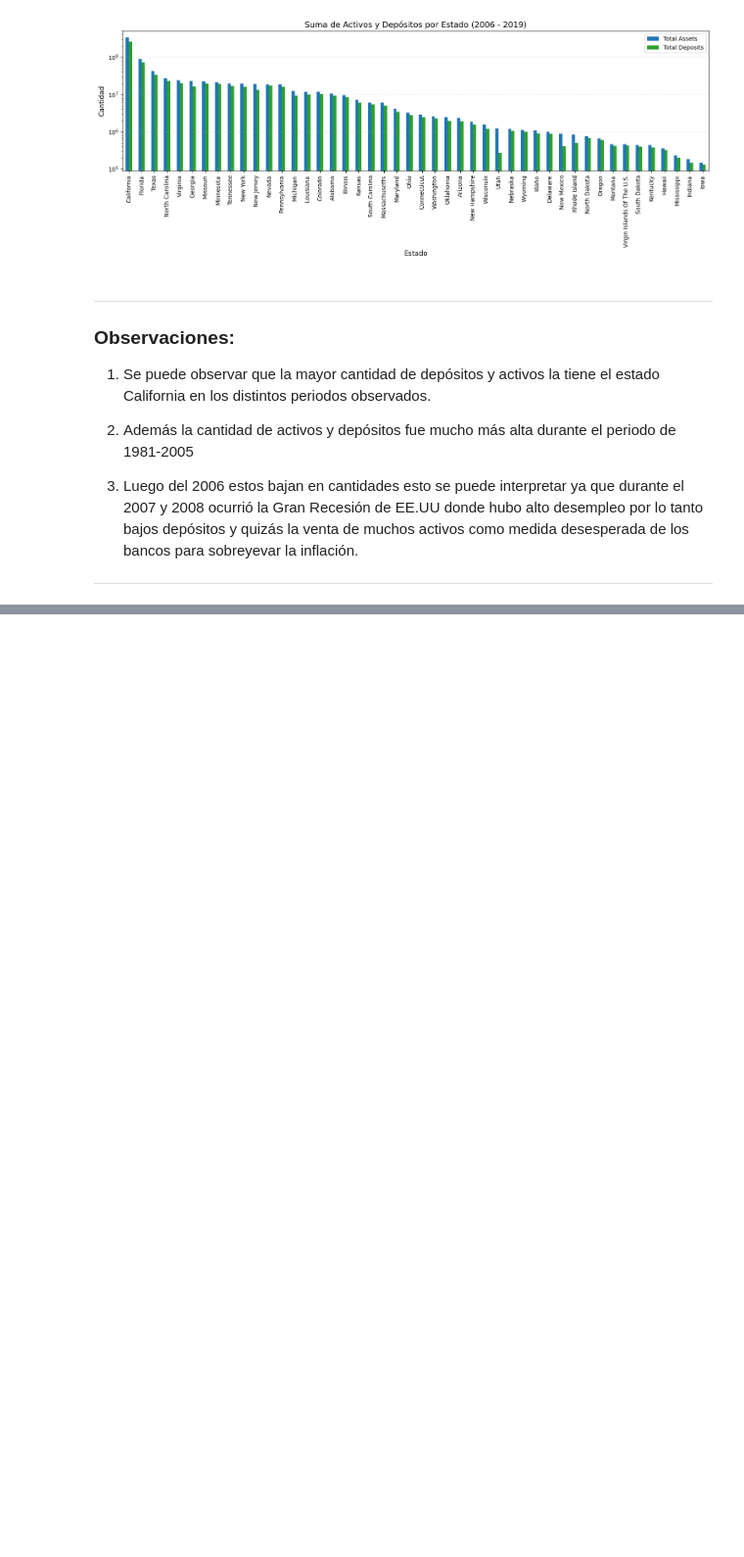
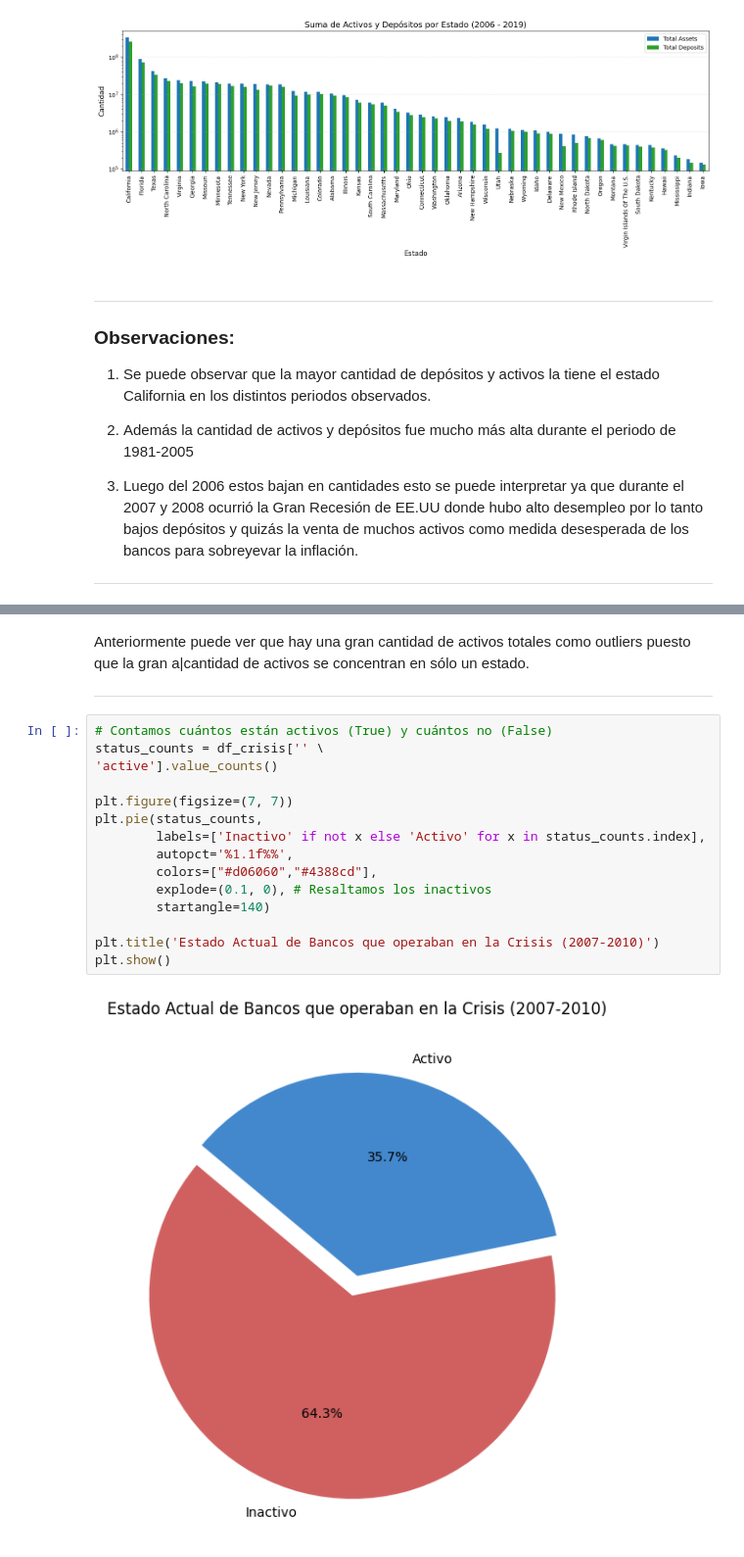
Before and after one commit to benjahkj-gif/https---github.com-benjahkj-gif-Miner-a-de-Datos, a Jupyter notebook: Sol_1.ipynb, the cells around one changed output, grey strips where cells are left out. Shown at 98% size. Cells and saved outputs as stored; diff of their text form; blank space fills up the shorter version.

```diff
--- a/Sol_1.ipynb
+++ b/Sol_1.ipynb
@@ -220,0 +265,21 @@ for inicio, fin, titulo in periodos:
+# %% [markdown]
+Anteriormente puede ver que hay una gran cantidad de activos totales como outliers puesto que la gran a|cantidad de activos se concentran en sólo un estado.
+
+---
+# %%
+# Contamos cuántos están activos (True) y cuántos no (False)
+status_counts = df_crisis['' \
+'active'].value_counts()
+
+plt.figure(figsize=(7, 7))
+plt.pie(status_counts,
+        labels=['Inactivo' if not x else 'Activo' for x in status_counts.index],
+        autopct='%1.1f%%',
+        colors=["#d06060","#4388cd"],
+        explode=(0.1, 0), # Resaltamos los inactivos
+        startangle=140)
+
+plt.title('Estado Actual de Bancos que operaban en la Crisis (2007-2010)')
+plt.show()
+# %% [output]
+[figure, added]
```
Also changed, not shown: parts of 6 cells of this notebook, 7 other files.
